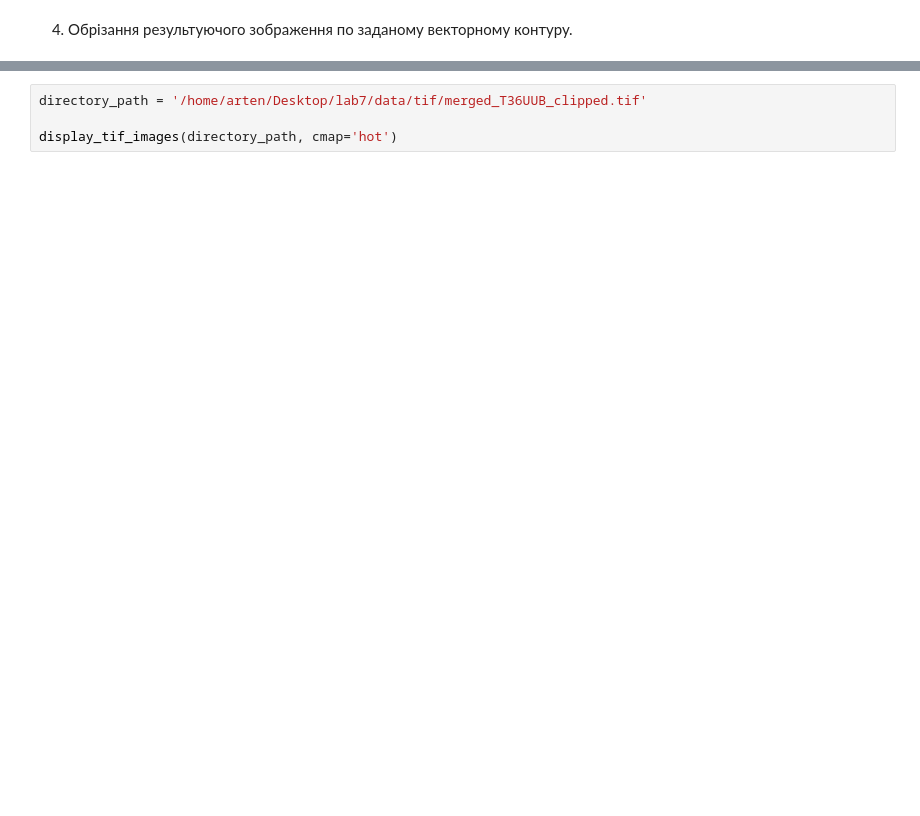
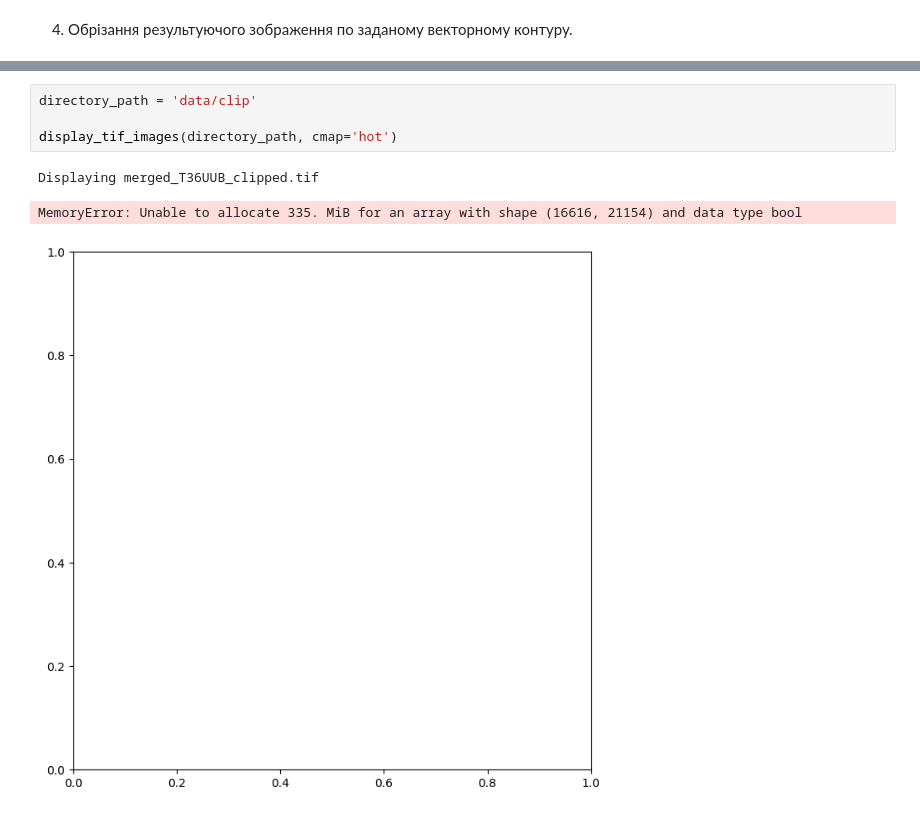
Before and after one commit to phosqhide/Labs, a Jupyter notebook: lab7/lab7.ipynb, the cells around one changed output, grey strips where cells are left out. Saved outputs shown, nothing was run; the diff lists cells and outputs as text; blank space fills up the shorter version.

```diff
--- a/lab7/lab7.ipynb
+++ b/lab7/lab7.ipynb
@@ -328,4 +320,8 @@ Raster cropped successfully and saved to /home/arten/Desktop/lab7/data/tif/merge
 # %%
-directory_path = '/home/arten/Desktop/lab7/data/tif/merged_T36UUB_clipped.tif'
+directory_path = 'data/clip'
 
 display_tif_images(directory_path, cmap='hot')
+# %% [output]
+Displaying merged_T36UUB_clipped.tif
+MemoryError: Unable to allocate 335. MiB for an array with shape (16616, 21154) and data type bool
+[figure, added]
```
Also changed, not shown: parts of 14 cells of this notebook.
